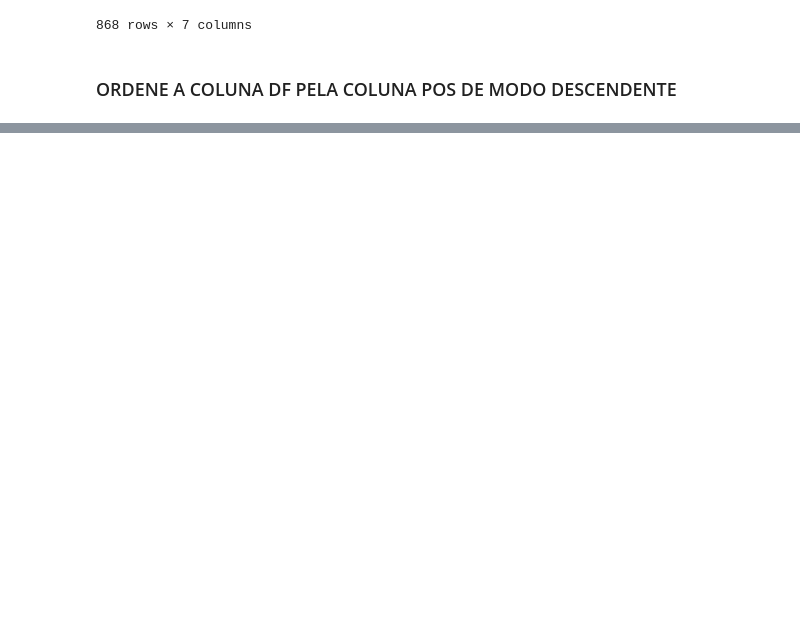
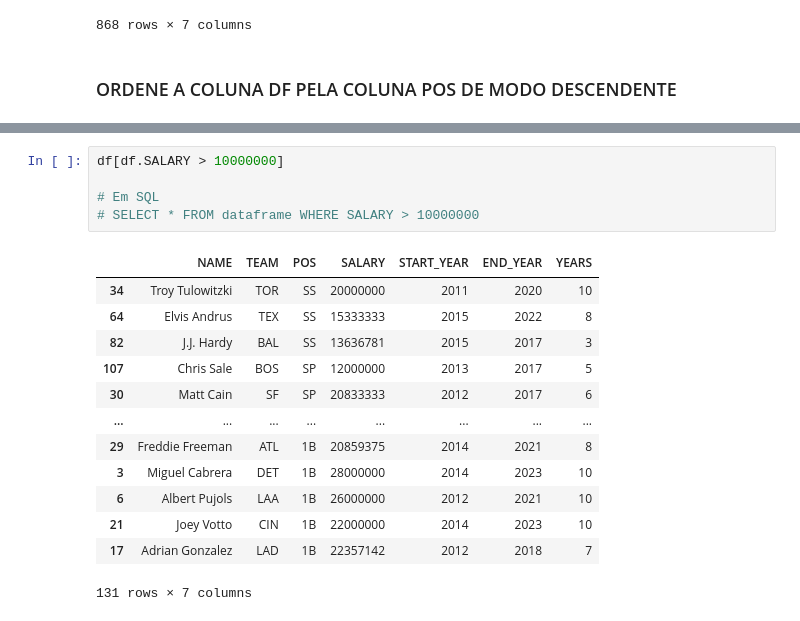
Before and after one commit to NatashaB-randao/AulasPython_EmbraerSocialTechCareers, a Jupyter notebook: Aulas/Jupyter/PandasCSV.ipynb, the cells around one changed output, grey strips where cells are left out. Saved outputs shown, nothing was run; the diff lists cells and outputs as text; blank space fills up the shorter version.

```diff
--- a/Aulas/Jupyter/PandasCSV.ipynb
+++ b/Aulas/Jupyter/PandasCSV.ipynb
@@ -218,0 +335,19 @@ Ordenado por POS de forma descendente:
+# %%
+df[df.SALARY > 10000000]
+
+# Em SQL
+# SELECT * FROM dataframe WHERE SALARY > 10000000
+# %% [output]
+|  | NAME | TEAM | POS | SALARY | START_YEAR | END_YEAR | YEARS |
+| 34 | Troy Tulowitzki | TOR | SS | 20000000 | 2011 | 2020 | 10 |
+| 64 | Elvis Andrus | TEX | SS | 15333333 | 2015 | 2022 | 8 |
+| 82 | J.J. Hardy | BAL | SS | 13636781 | 2015 | 2017 | 3 |
+| 107 | Chris Sale | BOS | SP | 12000000 | 2013 | 2017 | 5 |
+| 30 | Matt Cain | SF | SP | 20833333 | 2012 | 2017 | 6 |
+| ... | ... | ... | ... | ... | ... | ... | ... |
+| 29 | Freddie Freeman | ATL | 1B | 20859375 | 2014 | 2021 | 8 |
+| 3 | Miguel Cabrera | DET | 1B | 28000000 | 2014 | 2023 | 10 |
+| 6 | Albert Pujols | LAA | 1B | 26000000 | 2012 | 2021 | 10 |
+| 21 | Joey Votto | CIN | 1B | 22000000 | 2014 | 2023 | 10 |
+| 17 | Adrian Gonzalez | LAD | 1B | 22357142 | 2012 | 2018 | 7 |
+131 rows × 7 columns
```
Also changed, not shown: parts of 22 cells of this notebook.
